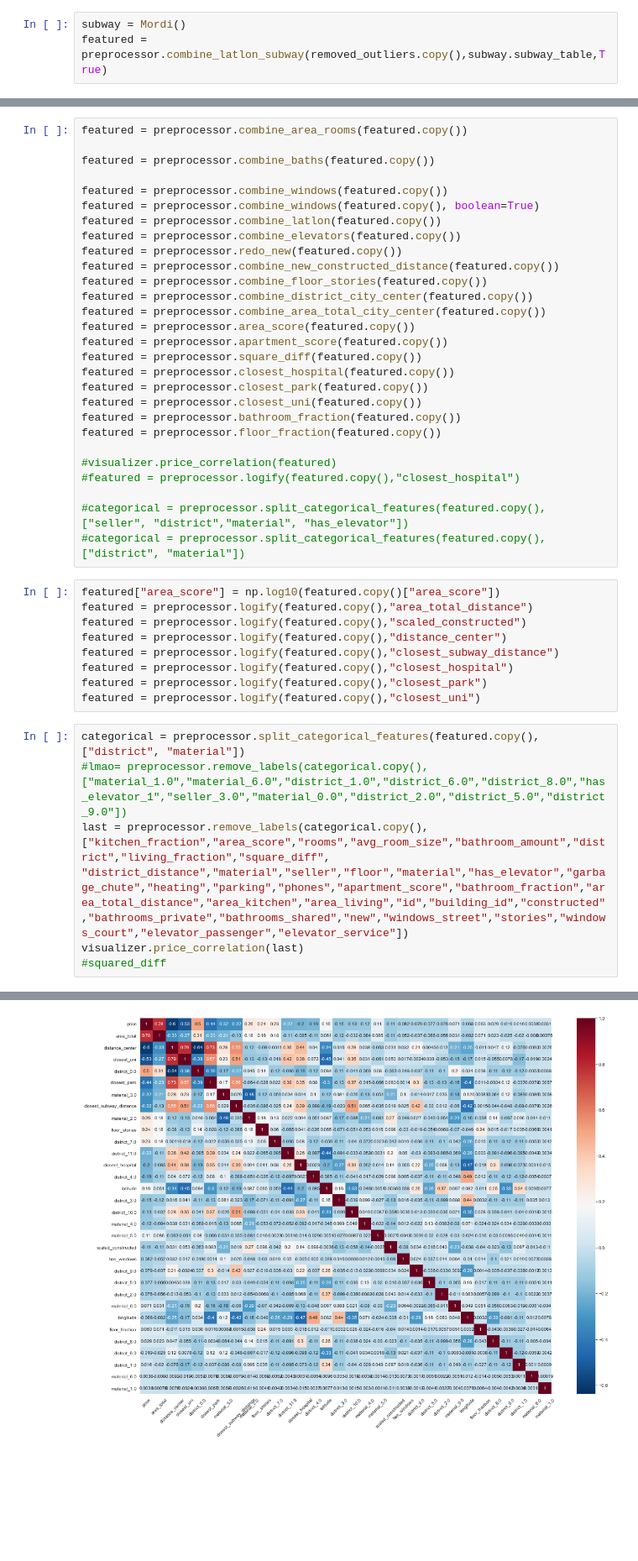
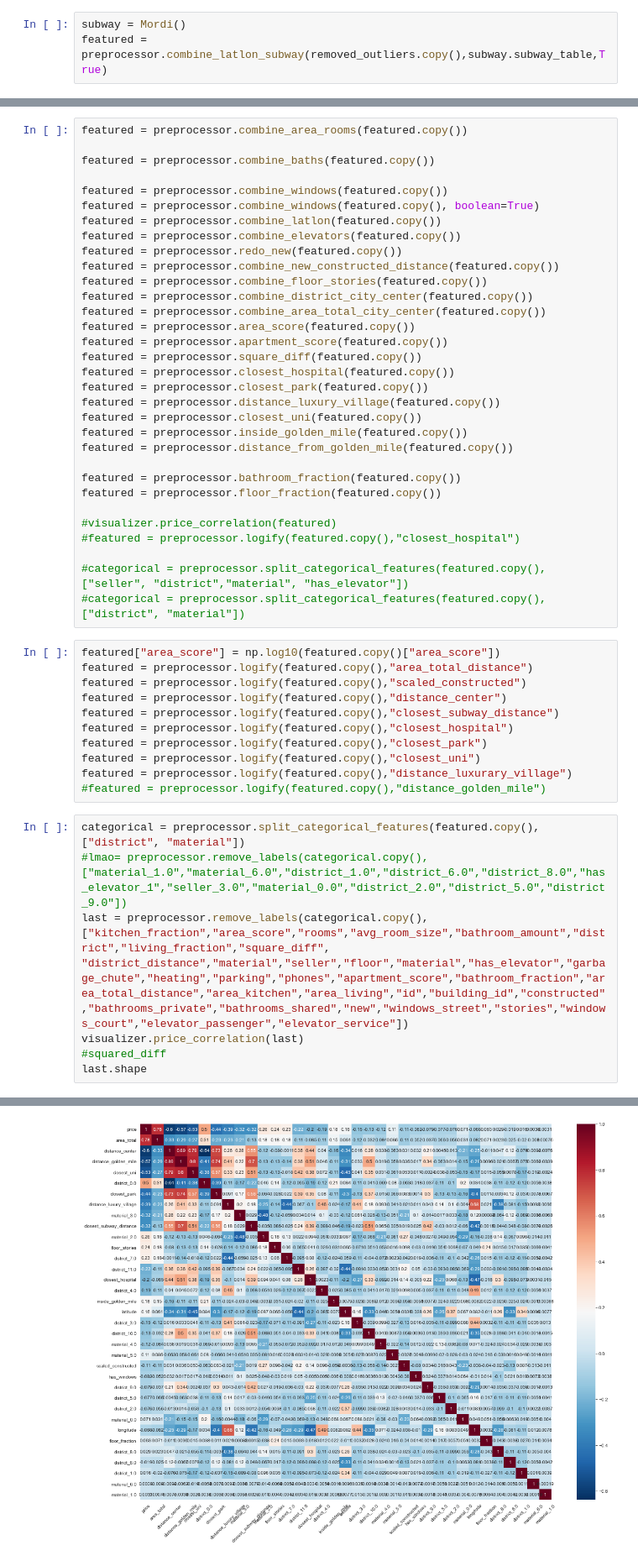
Before and after one commit to Olaussen/TDT4173_group69, a Jupyter notebook: src/testing_shitt.ipynb, the cells around one changed output, grey strips where cells are left out. Shown at 84% size. Drawn from its saved outputs; the diff is of its cells as text; blank space fills up the shorter version.

```diff
--- a/src/testing_shitt.ipynb
+++ b/src/testing_shitt.ipynb
@@ -116,7 +119,11 @@ featured = preprocessor.apartment_score(featured.copy())
 featured = preprocessor.square_diff(featured.copy())
 featured = preprocessor.closest_hospital(featured.copy())
 featured = preprocessor.closest_park(featured.copy())
+featured = preprocessor.distance_luxury_village(featured.copy())
 featured = preprocessor.closest_uni(featured.copy())
+featured = preprocessor.inside_golden_mile(featured.copy())
+featured = preprocessor.distance_from_golden_mile(featured.copy())
+
 featured = preprocessor.bathroom_fraction(featured.copy())
 featured = preprocessor.floor_fraction(featured.copy())
 
@@ -134,10 +141,13 @@ featured = preprocessor.logify(featured.copy(),"closest_subway_distance")
 featured = preprocessor.logify(featured.copy(),"closest_hospital")
 featured = preprocessor.logify(featured.copy(),"closest_park")
 featured = preprocessor.logify(featured.copy(),"closest_uni")
+featured = preprocessor.logify(featured.copy(),"distance_luxurary_village")
+#featured = preprocessor.logify(featured.copy(),"distance_golden_mile")
 # %%
 categorical = preprocessor.split_categorical_features(featured.copy(), ["district", "material"])
 #lmao= preprocessor.remove_labels(categorical.copy(), ["material_1.0","material_6.0","district_1.0","district_6.0","district_8.0","has_elevator_1","seller_3.0","material_0.0","district_2.0","district_5.0","district_9.0"])
 last = preprocessor.remove_labels(categorical.copy(), ["kitchen_fraction","area_score","rooms","avg_room_size","bathroom_amount","district","living_fraction","square_diff", "district_distance","material","seller","floor","material","has_elevator","garbage_chute","heating","parking","phones","apartment_score","bathroom_fraction","area_total_distance","area_kitchen","area_living","id","building_id","constructed","bathrooms_private","bathrooms_shared","new","windows_street","stories","windows_court","elevator_passenger","elevator_service"])
 visualizer.price_correlation(last)
 #squared_diff
+last.shape
 # %% [output]
@@ -144,4 +155,4 @@ visualizer.price_correlation(last)
-[figure, old version]
+[figure, new version]
 # %%
 # Seperating training and test data
 train_data = last[:23285].copy()
```
Also changed, not shown: parts of 5 cells of this notebook, 1 other file.
